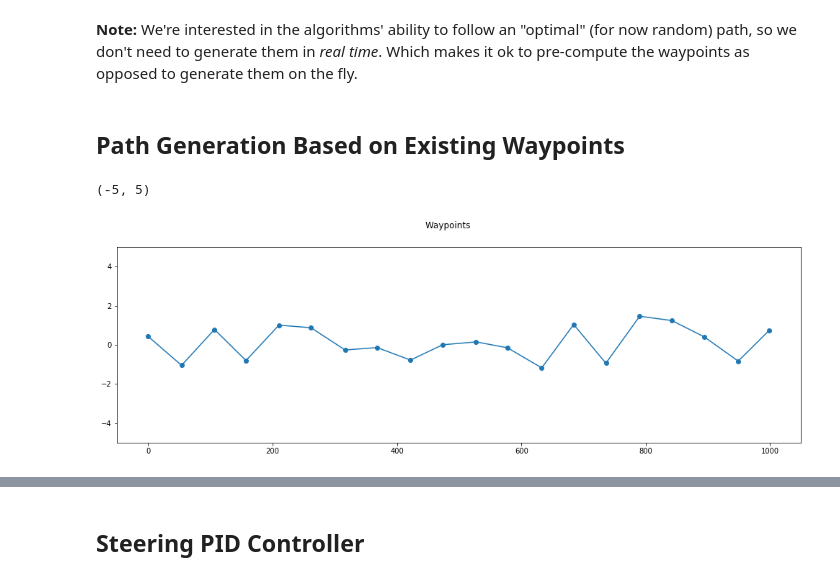
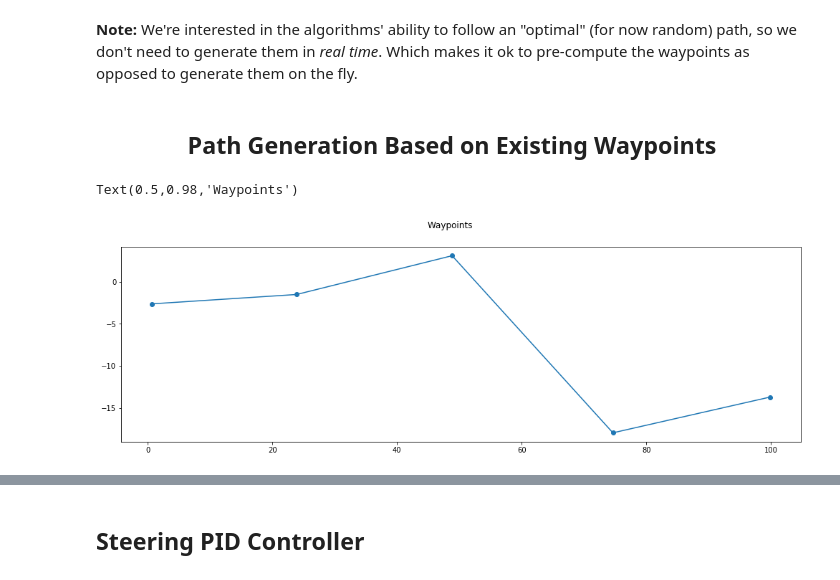
Before and after one commit to ZJUTongYang/AutoRally-Path-Optimization, a Jupyter notebook: PID Random Paths.ipynb, the cells around one changed output, grey strips where cells are left out. Cells and saved outputs as stored; diff of their text form; code cells hidden in the pictures.

```diff
--- a/PID Random Paths.ipynb
+++ b/PID Random Paths.ipynb
@@ -19,7 +20,7 @@ from sklearn import neural_network
 # %% [markdown]
 __Note:__ We're interested in the algorithms' ability to follow an "optimal" (for now random) path, so we don't need to generate them in _real time_. Which makes it ok to pre-compute the waypoints as opposed to generate them on the fly.
 # %% [markdown]
-## Path Generation Based on Existing Waypoints
+## <center> Path Generation Based on Existing Waypoints </center>
 # %%
 # Getting existing waypoints
 fileName = 'Waypoints.txt'
@@ -40,9 +41,9 @@ def generateWaypoints(fileName, var):
     return xnew, ynew
 
 # Generating new randomized waypoints given points
-def generateWaypoints2(x, y, var):
-    xnew = [(i + random.uniform(-var, var)) for i in x]
-    ynew = [(i + random.uniform(-var, var)) for i in y]
+def generateWaypoints2(x, y, xvar, yvar):
+    xnew = [(i + random.uniform(-xvar, xvar)) for i in x]
+    ynew = [(i + random.uniform(-yvar, yvar)) for i in y]
     return xnew, ynew
 # %%
 waypoints = 'Waypoints.txt'
@@ -62,16 +63,19 @@ xrand3, yrand3 = generateWaypoints(waypoints, 1.5)
 # PROBLEM: Doing it this way, you sometimes get waypoints that go backwards if the variance is too high!
 # SOLUTION? I could try to find a line perpendicular to the track at each point and generate the randomized point along that...
 # %%
-variance = 1.5
+xVariance = 1.5
+yVariance = 20
+totalDistance = 100
+numPoints = 5
 
-x_evenly_spaced = np.linspace(0, 1000, 20)
-y_evenly_spaced = np.linspace(0, 0, 20)
-x_waypoints, y_waypoints = generateWaypoints2(x_evenly_spaced, y_evenly_spaced, variance)
+x_evenly_spaced = np.linspace(0, totalDistance, numPoints)
+y_evenly_spaced = np.linspace(0, 0, numPoints)
+x_waypoints, y_waypoints = generateWaypoints2(x_evenly_spaced, y_evenly_spaced, xVariance, yVariance)
 
 f1, ((ax1)) = plt.subplots(1, 1, figsize=(17, 5), sharex='col', sharey='row')
 ax1.plot(x_waypoints, y_waypoints, 'o-')
 f1.suptitle(r'Waypoints')
-ax1.set_ylim([-5, 5])
+#ax1.set_ylim([-5, 5])
 # %% [output]
-(-5, 5)
+Text(0.5,0.98,'Waypoints')
-[figure, old version]
+[figure, new version]
```
Also changed, not shown: parts of 15 cells of this notebook, 2 other files.
